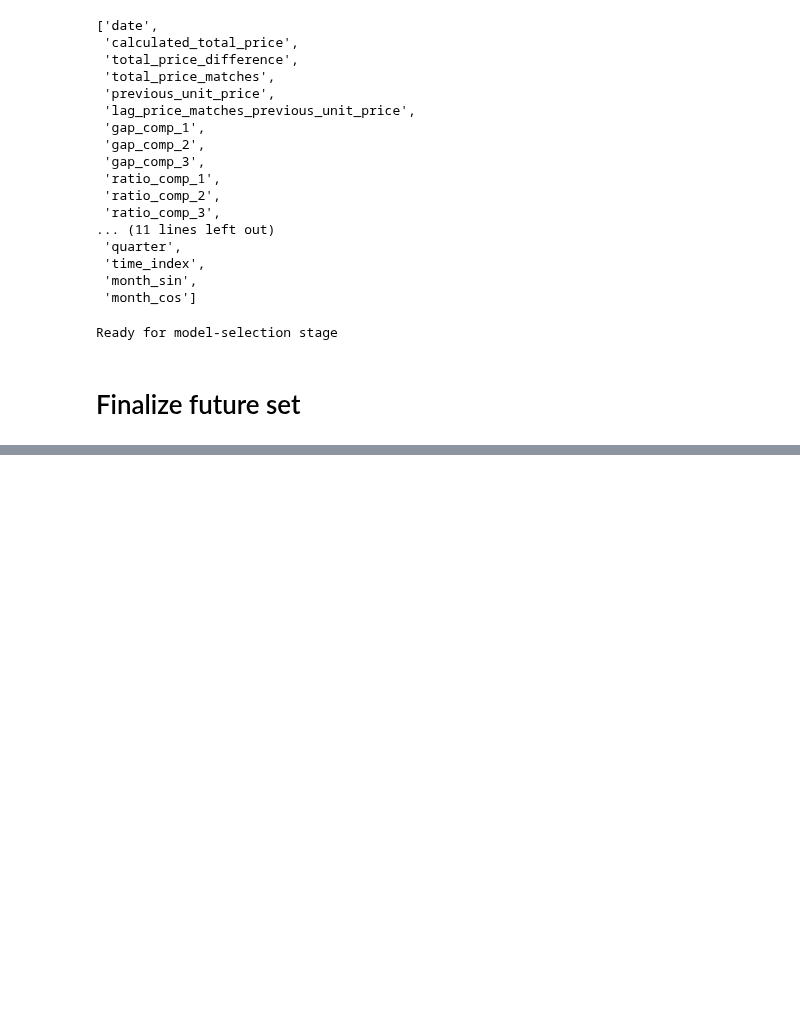
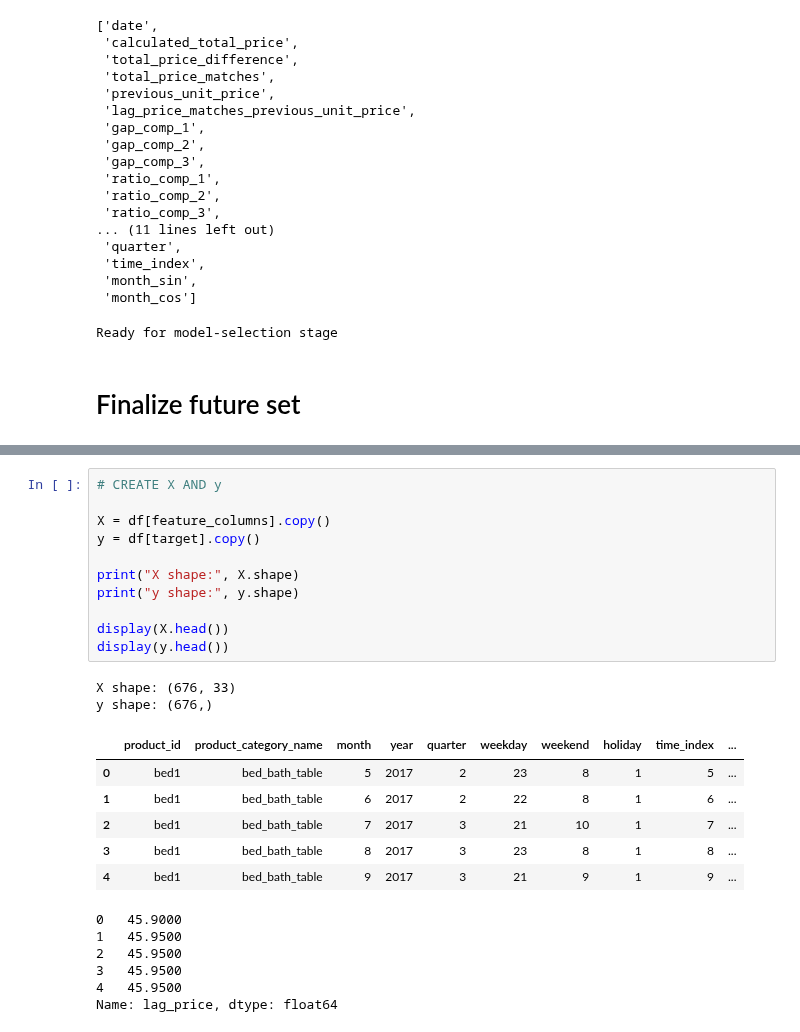
Before and after one commit to awwashreeadarsh19/Intern-project_1-Retail_Pricing, a Jupyter notebook: main.ipynb, the cells around one changed output, grey strips where cells are left out. Drawn from its saved outputs; the diff is of its cells as text; blank space fills up the shorter version.

```diff
--- a/main.ipynb
+++ b/main.ipynb
@@ -3292,0 +3409,26 @@ Ready for model-selection stage
+# %%
+# CREATE X AND y
+
+X = df[feature_columns].copy()
+y = df[target].copy()
+
+print("X shape:", X.shape)
+print("y shape:", y.shape)
+
+display(X.head())
+display(y.head())
+# %% [output]
+X shape: (676, 33)
+y shape: (676,)
+|  | product_id | product_category_name | month | year | quarter | weekday | weekend | holiday | time_index | ... |
+| 0 | bed1 | bed_bath_table | 5 | 2017 | 2 | 23 | 8 | 1 | 5 | ... |
+| 1 | bed1 | bed_bath_table | 6 | 2017 | 2 | 22 | 8 | 1 | 6 | ... |
+| 2 | bed1 | bed_bath_table | 7 | 2017 | 3 | 21 | 10 | 1 | 7 | ... |
+| 3 | bed1 | bed_bath_table | 8 | 2017 | 3 | 23 | 8 | 1 | 8 | ... |
+| 4 | bed1 | bed_bath_table | 9 | 2017 | 3 | 21 | 9 | 1 | 9 | ... |
+0   45.9000
+1   45.9500
+2   45.9500
+3   45.9500
+4   45.9500
+Name: lag_price, dtype: float64
```
Also changed, not shown: parts of 31 cells of this notebook.
